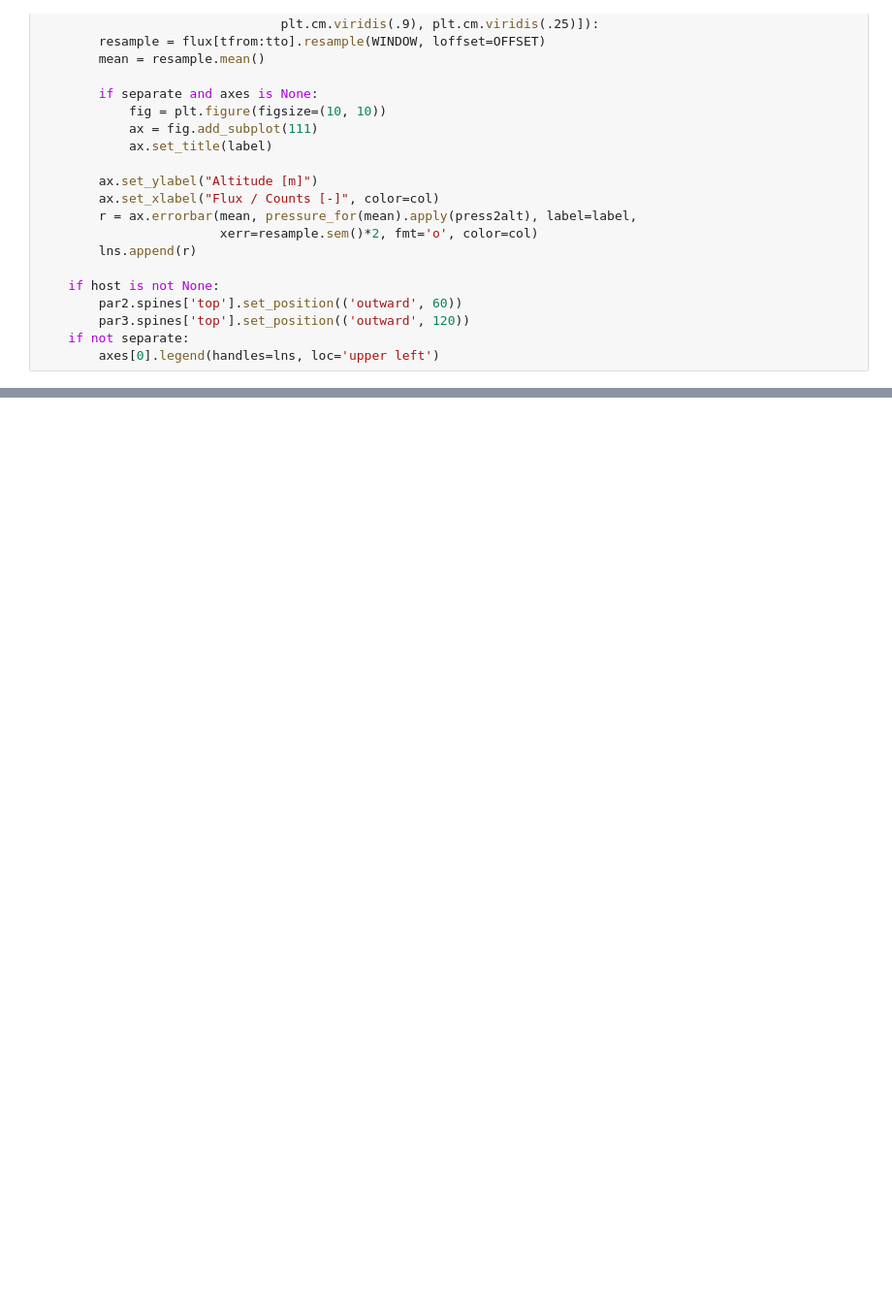
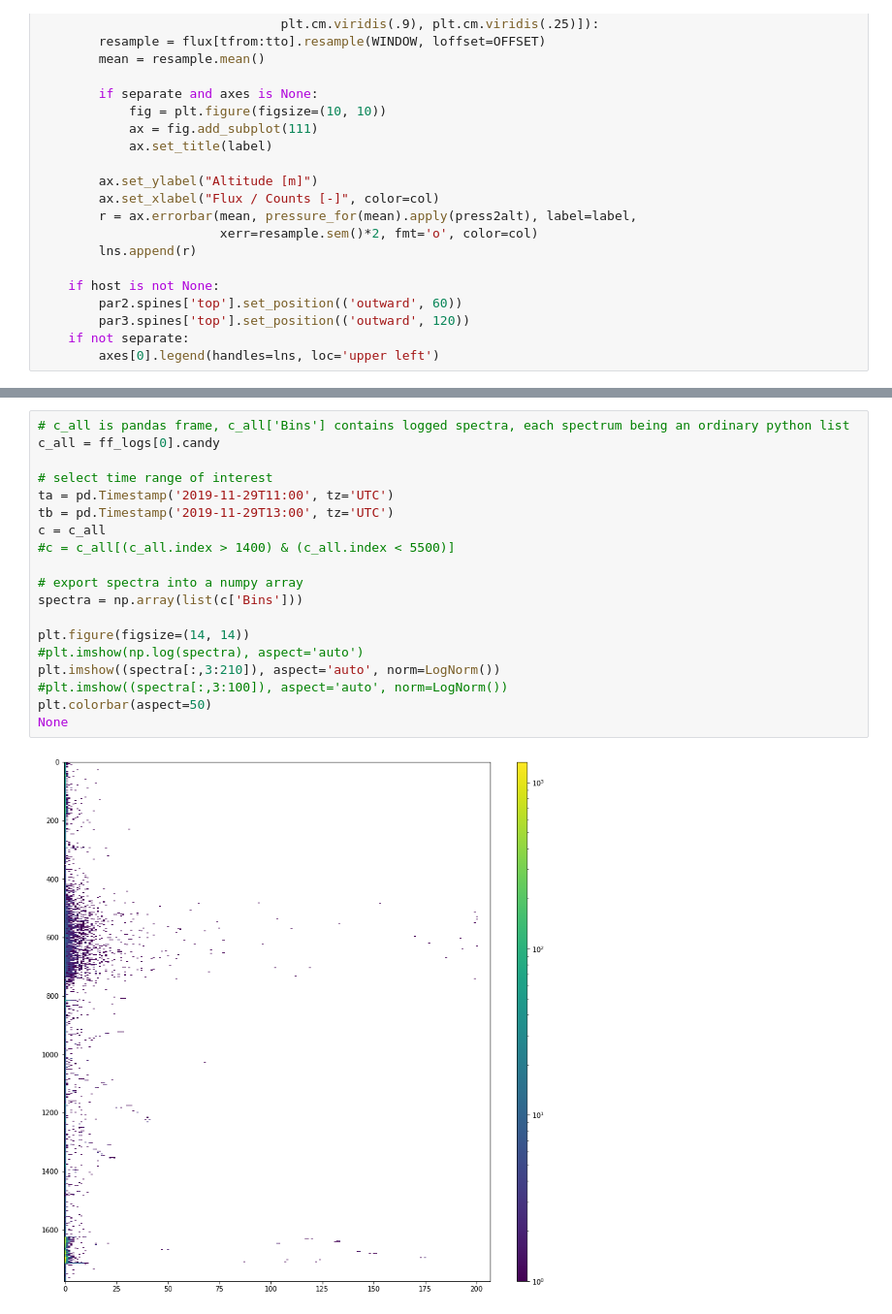
Before and after one commit to ODZ-UJF-AV-CR/FIK-5, a Jupyter notebook: notebooks/Flight.ipynb, the cells around one changed output, grey strips where cells are left out. Shown: that part at 97% size. Cells and saved outputs as stored; diff of their text form; blank space fills up the shorter version.

```diff
--- a/notebooks/Flight.ipynb
+++ b/notebooks/Flight.ipynb
@@ -356,0 +396,21 @@ None
+# %%
+# c_all is pandas frame, c_all['Bins'] contains logged spectra, each spectrum being an ordinary python list
+c_all = ff_logs[0].candy
+
+# select time range of interest
+ta = pd.Timestamp('2019-11-29T11:00', tz='UTC')
+tb = pd.Timestamp('2019-11-29T13:00', tz='UTC')
+c = c_all
+#c = c_all[(c_all.index > 1400) & (c_all.index < 5500)]
+
+# export spectra into a numpy array
+spectra = np.array(list(c['Bins']))
+
+plt.figure(figsize=(14, 14))
+#plt.imshow(np.log(spectra), aspect='auto')
+plt.imshow((spectra[:,3:210]), aspect='auto', norm=LogNorm())
+#plt.imshow((spectra[:,3:100]), aspect='auto', norm=LogNorm())
+plt.colorbar(aspect=50)
+None
+# %% [output]
+[figure, added]
```
Also changed, not shown: parts of 5 cells of this notebook.
